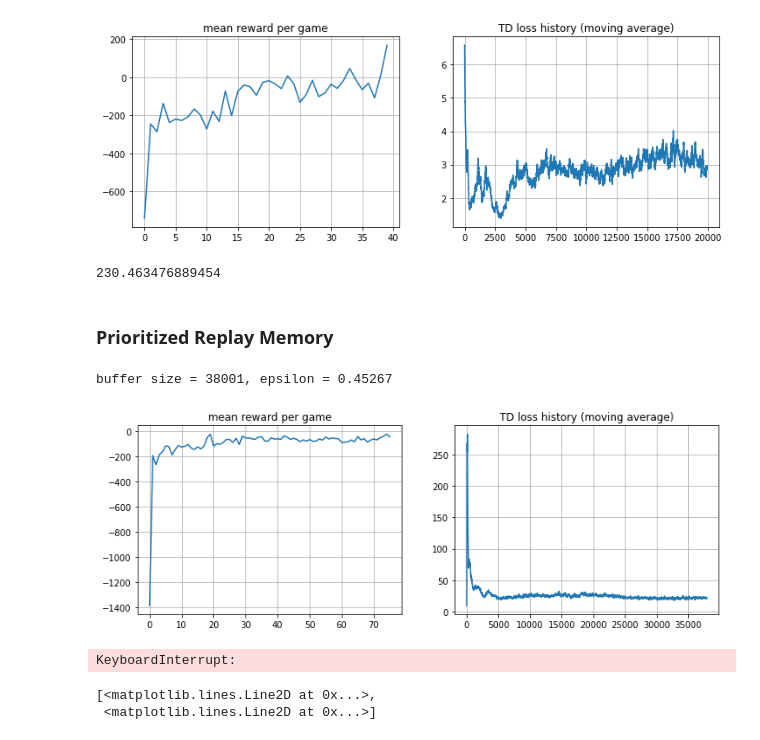
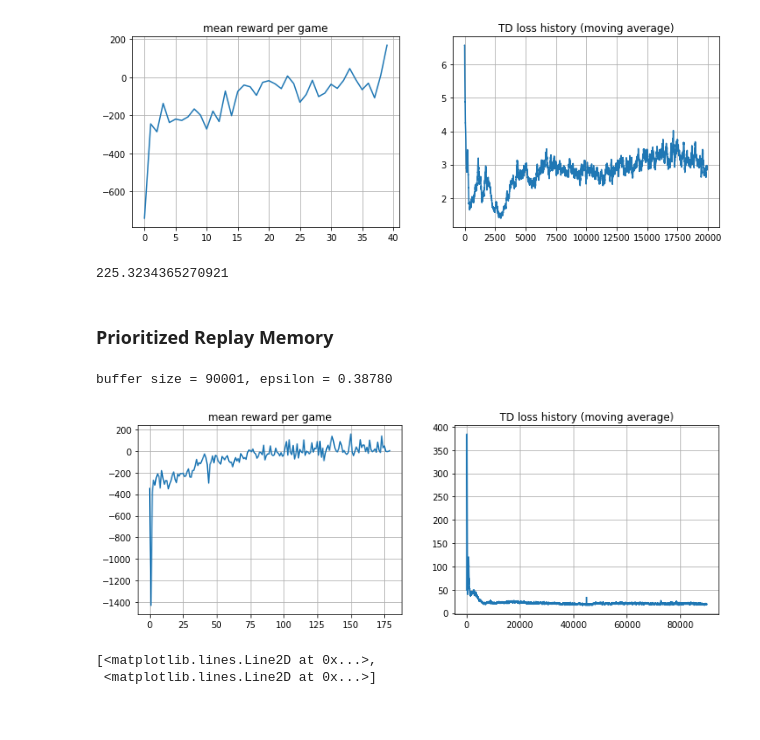
Before and after one commit to etendue/move37, a Jupyter notebook: dqn_box2d.ipynb, the cells around one changed output. Drawn from its saved outputs; the diff is of its cells as text; code cells hidden in the pictures.

```diff
--- a/dqn_box2d.ipynb
+++ b/dqn_box2d.ipynb
@@ -88,7 +88,7 @@ def evaluate(env, agent, n_games=1, greedy=True,render=False):
             s, r, done, _ = env.step(action)
             if render:
                 env.render()
-                time.sleep (50.0 / 1000.0);
+                #time.sleep (50.0 / 1000.0);
 
             reward += r
             if done: break
@@ -293,7 +293,7 @@ policy_net.load_state_dict(torch.load("checkpoint.pt"))
 # %%
 evaluate(eval_env, agent, n_games=1,render=True)
 # %% [output]
-230.463476889454
+225.3234365270921
 # %% [markdown]
 ### Prioritized Replay Memory
 # %%
@@ -383,7 +383,7 @@ class PriorExpReplay(object):  # stored as ( s, a, r, s_ ) in SumTree
     epsilon = 0.01  # small amount to avoid zero priority
     alpha = 0.6  # [0~1] convert the importance of TD error to priority
     beta = 0.4  # importance-sampling, from initial value increasing to 1
-    beta_increment_per_sampling = 0.001
+    beta_increment_per_sampling = 0.0001
     abs_err_upper = 1.  # clipped abs error
 
     def __init__(self, capacity):
@@ -402,7 +402,7 @@ class PriorExpReplay(object):  # stored as ( s, a, r, s_ ) in SumTree
         pri_seg = self.tree.total_p / float(n)       # priority segment
         self.beta = np.min([1., self.beta + self.beta_increment_per_sampling])  # max = 1
 
-        min_prob = np.min(self.tree.leaves[self.tree.leaves.nonzero()]) / self.tree.total_p # for later calculate ISweight
+        #min_prob = np.min(self.tree.leaves[self.tree.leaves.nonzero()]) / self.tree.total_p # for later calculate ISweight
         p_avg = self.tree.total_p/len(self.tree)
 
         for i in range(n):
@@ -456,7 +456,7 @@ td_loss_history = []
 td_loss_m_history = []
 BATCH_SIZE=64
 TIME_STEPS=10**5*4
-LEARNING_RATE= 0.0001
+LEARNING_RATE= 0.0002
 EPSILON_START = 0.5
 EPSILON_END = 0.001
 agent.epsilon=EPSILON_START
@@ -515,37 +515,36 @@ for i in trange(TIME_STEPS):
     td_loss_m_history.append(np.mean(td_loss_history[-count:]))
 
     # adjust agent parameters
     agent.epsilon -= (EPSILON_START - EPSILON_END)/TIME_STEPS
 
-    if i % 100:
+    if i % 50:
         #Load agent weights into target_network
         target_net.load_state_dict(policy_net.state_dict())
 
     if i % 500 == 0:
 
         mean_rw_history.append(evaluate(eval_env, agent, n_games=5))
 
 
         if mean_rw_history[-1] > 200:
             break
 
         clear_output(True)
         print("buffer size = %i, epsilon = %.5f" % (len(exp_replay), agent.epsilon))
         plt.figure(figsize=[12, 4])
         plt.subplot(1,2,1)
         plt.title("mean reward per game")
         plt.plot(mean_rw_history)
         plt.grid()
 
         plt.subplot(1,2,2)
         plt.title("TD loss history (moving average)")
         plt.plot(td_loss_m_history)
         plt.grid()
         plt.show()
 # %% [output]
-buffer size = 38001, epsilon = 0.45267
+buffer size = 90001, epsilon = 0.38780
-[figure, old version]
+[figure, new version]
-KeyboardInterrupt:
 # %%
 plt.plot(range(len(batch.reward)),batch.reward,range(len(batch.reward)),ps)
 # %% [output]
```
Also changed, not shown: parts of 3 cells of this notebook.
